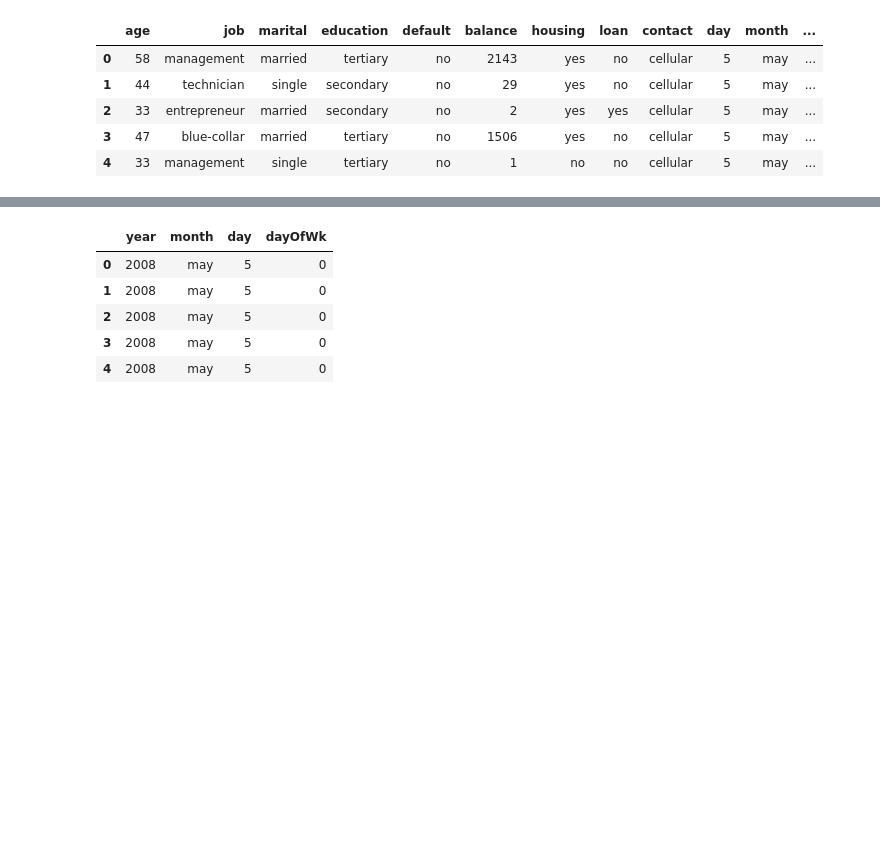
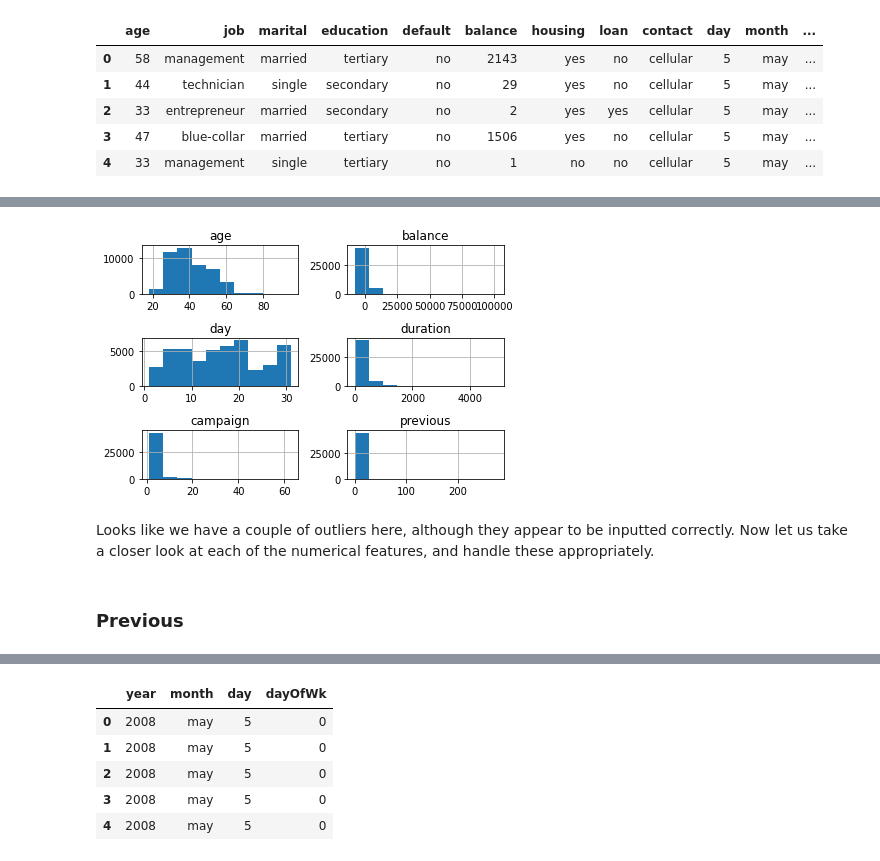
Before and after one commit to Tushar1729-k/bank-mkt-tgts-proj, a Jupyter notebook: rpt.ipynb, the cells around one changed output, grey strips where cells are left out. Cells and saved outputs as stored; diff of their text form; code cells hidden in the pictures; blank space fills up the shorter version.

```diff
--- a/rpt.ipynb
+++ b/rpt.ipynb
@@ -341,7 +353,3 @@ train_df.head()
 | 2 | 33 | entrepreneur | married | secondary | no | 2 | yes | yes | cellular | 5 | may | ... |
 | 3 | 47 | blue-collar | married | tertiary | no | 1506 | yes | no | cellular | 5 | may | ... |
 | 4 | 33 | management | single | tertiary | no | 1 | no | no | cellular | 5 | may | ... |
-# %%
-# maybe we should just drop this column???
-train_df["poutcome"].replace(["unknown"], "other",inplace = True)
-train_df.head()
@@ -377,0 +360,3 @@ retired folks seem more likely to invest in low risk securities!
+# %%
+train_df.drop(columns=['poutcome'], inplace=True)
+print("poutcome in columns: ",('poutcome' in train_df.columns))
@@ -377,0 +373,10 @@ retired folks seem more likely to invest in low risk securities!
+# %%
+numeric = ['age','balance','day','duration','campaign','previous']
+train_df.hist(column=numeric)
+plt.tight_layout()
+# %% [output]
+[figure, added]
+# %% [markdown]
+Looks like we have a couple of outliers here, although they appear to be inputted correctly. Now let us take a closer look at each of the numerical features, and handle these appropriately.
+# %% [markdown]
+### Previous
```
Also changed, not shown: parts of 59 cells of this notebook.
